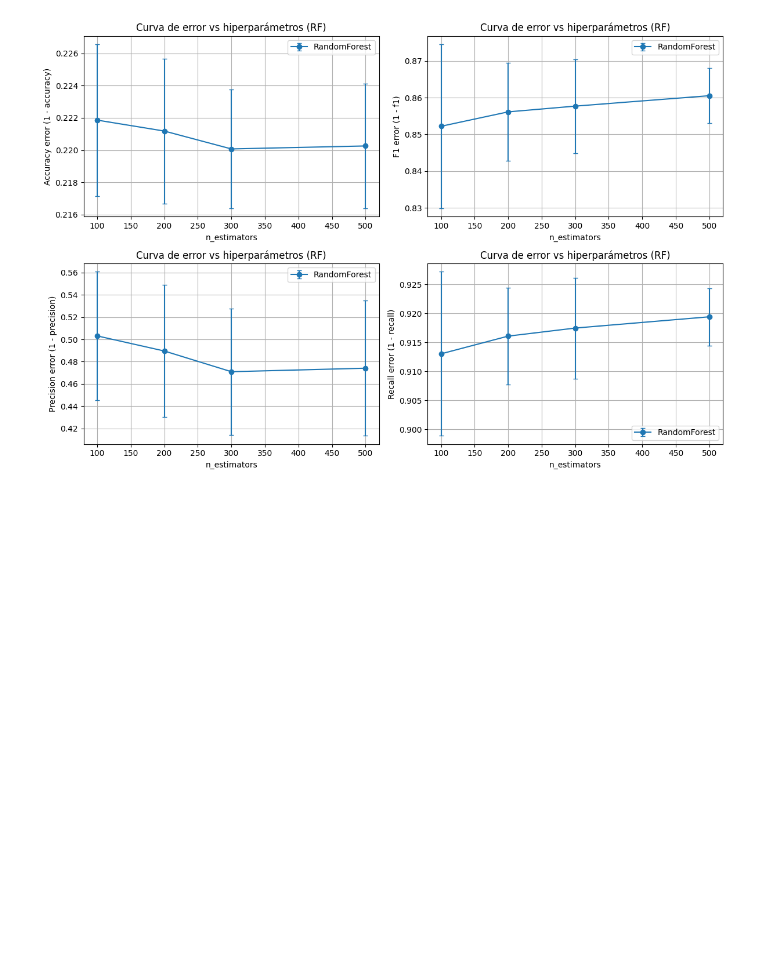
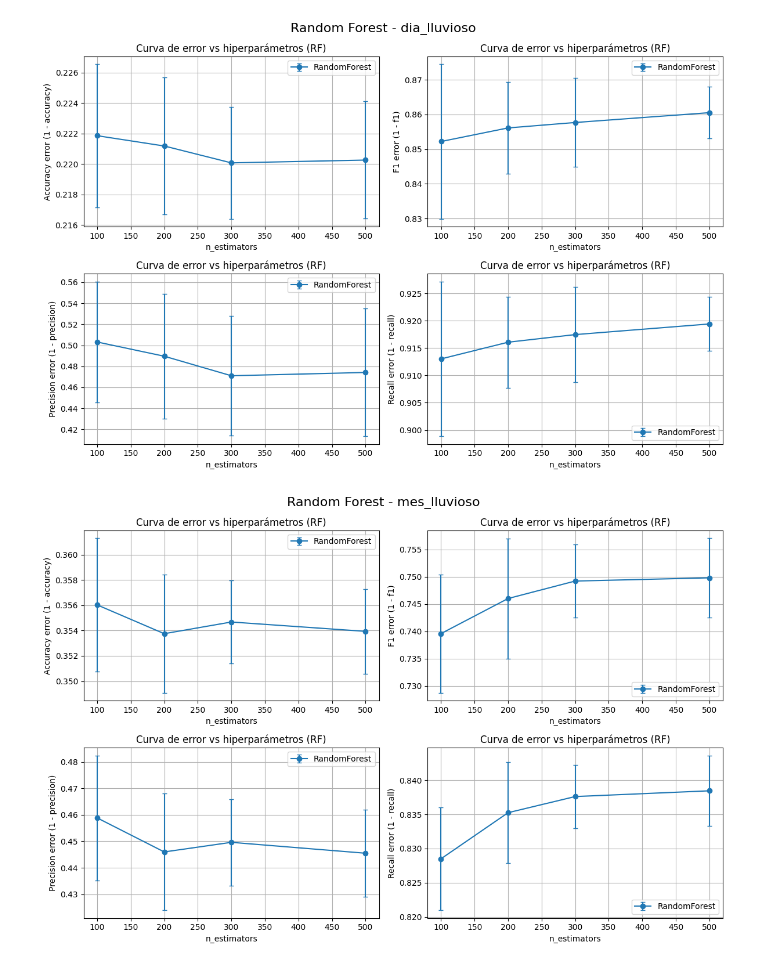
Before and after one commit to Ezequiel-Capo/MachineLearningLab, a Jupyter notebook: LAB1/Script/evaluacion_modelos.ipynb, the cells around one changed output. Cells and saved outputs as stored; diff of their text form; code cells hidden in the pictures; blank space fills up the shorter version.

```diff
--- a/LAB1/Script/evaluacion_modelos.ipynb
+++ b/LAB1/Script/evaluacion_modelos.ipynb
@@ -72,19 +105,21 @@ for target, df_val in zip(y_config, [df_validacion_id3_dia_lluvioso, df_validaci
 # %%
 # Evaluación final en test según mejores configuraciones ID3 modificado
-y_pred_f = t.testearModelo("ID3", best_cfg_F, X_train, y_train, X_test)
-print("\nEVALUACIÓN FINAL EN TEST según mejor criterio por f-score:")
-t.imprimirMetricas("ID3", best_cfg_F, y_test, y_pred_f)
+for target, res in resultados_validacion_id3.items():
+    print(f"\n=== RESULTADOS FINALES PARA TARGET: {target} ===")
+    y_pred_f = t.testearModelo("ID3", best_cfg_F, X_train, y_train, X_test)
+    print("\nEVALUACIÓN FINAL EN TEST según mejor criterio por f-score:")
+    t.imprimirMetricas("ID3", best_cfg_F, y_test, y_pred_f)
 
-y_pred_a = t.testearModelo("ID3", best_cfg_A, X_train, y_train, X_test)
-print("\nEVALUACIÓN FINAL EN TEST según mejor criterio por accuracy:")
-t.imprimirMetricas("ID3", best_cfg_A, y_test, y_pred_a)
+    y_pred_a = t.testearModelo("ID3", best_cfg_A, X_train, y_train, X_test)
+    print("\nEVALUACIÓN FINAL EN TEST según mejor criterio por accuracy:")
+    t.imprimirMetricas("ID3", best_cfg_A, y_test, y_pred_a)
 
-# Matrices de confusión
-print("\nMATRIZ DE CONFUSIÓN (TEST) según mejor criterio por f-score")
-t.graficar_matriz_confusion(y_test, y_pred_f, labels=['si', 'no'])
+    # Matrices de confusión
+    print("\nMATRIZ DE CONFUSIÓN (TEST) según mejor criterio por f-score")
+    t.graficar_matriz_confusion(y_test, y_pred_f, labels=['si', 'no'])
 
-print("\nMATRIZ DE CONFUSIÓN (TEST) según mejor criterio por accuracy")
-t.graficar_matriz_confusion(y_test, y_pred_a, labels=['si', 'no'])
+    print("\nMATRIZ DE CONFUSIÓN (TEST) según mejor criterio por accuracy")
+    t.graficar_matriz_confusion(y_test, y_pred_a, labels=['si', 'no'])
 
 #timepo est: 1min
 # %% [output]
@@ -151,17 +232,25 @@ print(df_validacion_rf.round(4).to_string(index=False))
 # %%
 import matplotlib.pyplot as plt
-fig, axs = plt.subplots(2, 2, figsize=(12, 8))
 
-t.funcGraficaError(df_validacion_rf, metric="accuracy", modelo="RF", ax=axs[0,0])
-t.funcGraficaError(df_validacion_rf, metric="f1", modelo="RF", ax=axs[0,1])
-t.funcGraficaError(df_validacion_rf, metric="precision", modelo="RF", ax=axs[1,0])
-t.funcGraficaError(df_validacion_rf, metric="recall", modelo="RF", ax=axs[1,1])
+for targete, res in resultados_validacion_rf.items():
+    fig, axs = plt.subplots(2, 2, figsize=(12, 8))
 
-plt.tight_layout()
-plt.show()
+    df_validacion_rf = res["df"]
+
+    fig.suptitle(f"Random Forest - {targete}", fontsize=16)
+
+    t.funcGraficaError(df_validacion_rf, metric="accuracy", modelo="RF", ax=axs[0,0])
+    t.funcGraficaError(df_validacion_rf, metric="f1", modelo="RF", ax=axs[0,1])
+    t.funcGraficaError(df_validacion_rf, metric="precision", modelo="RF", ax=axs[1,0])
+    t.funcGraficaError(df_validacion_rf, metric="recall", modelo="RF", ax=axs[1,1])
+
+    plt.tight_layout()
+    plt.show()
+
 
 #tiempo est: 1seg
 # %% [output]
-[figure, old version]
+[figure, new version]
+[figure, added]
 # %%
 # Evaluación final en test según mejores configuraciones RANDOM FOREST sickit learn
```
Also changed, not shown: parts of 5 cells of this notebook, 4 other files.
